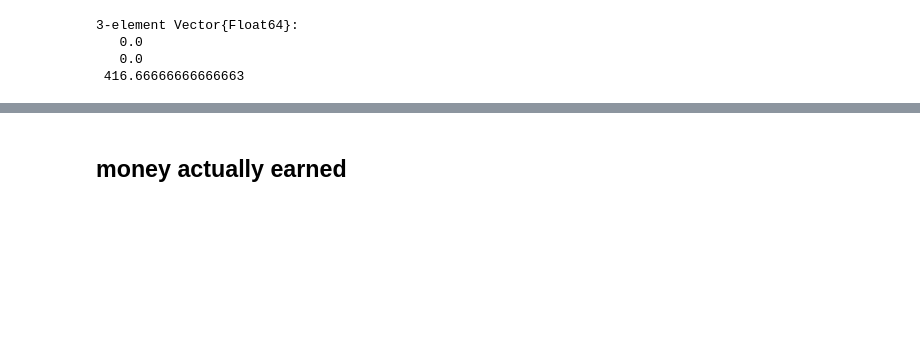
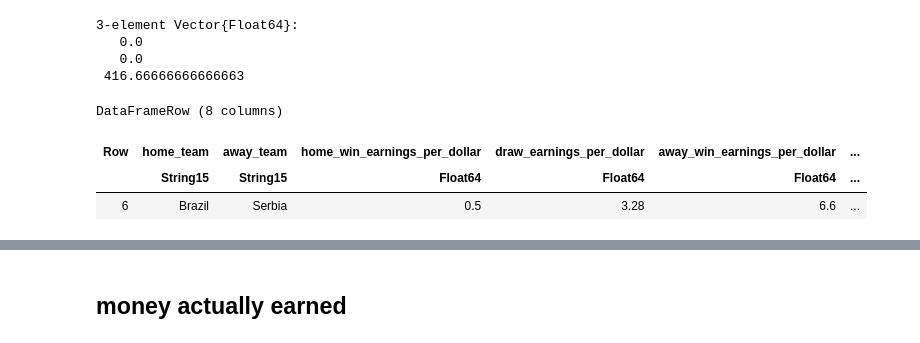
Before and after one commit to shannan-liu1/15095-project, a Jupyter notebook: notebooks/02-yen-optimal-betting.ipynb, the cells around one changed output, grey strips where cells are left out. Cells and saved outputs as stored; diff of their text form; code cells hidden in the pictures; blank space fills up the shorter version.

```diff
--- a/notebooks/02-yen-optimal-betting.ipynb
+++ b/notebooks/02-yen-optimal-betting.ipynb
@@ -162,6 +187,13 @@ x_opt[31,:]
    0.0
    0.0
  416.66666666666663
+# %%
+returns[6,:]
+# %% [output]
+DataFrameRow (8 columns)
+| Row | home_team | away_team | home_win_earnings_per_dollar | draw_earnings_per_dollar | away_win_earnings_per_dollar | ... |
+|  | String15 | String15 | Float64 | Float64 | Float64 | ... |
+| 6 | Brazil | Serbia | 0.5 | 3.28 | 6.6 | ... |
 # %%
 outcomes = new_xgb_preds[betting_matches_list,:]
 # %% [output]
```
Also changed, not shown: parts of 16 cells of this notebook, 2 other files.
